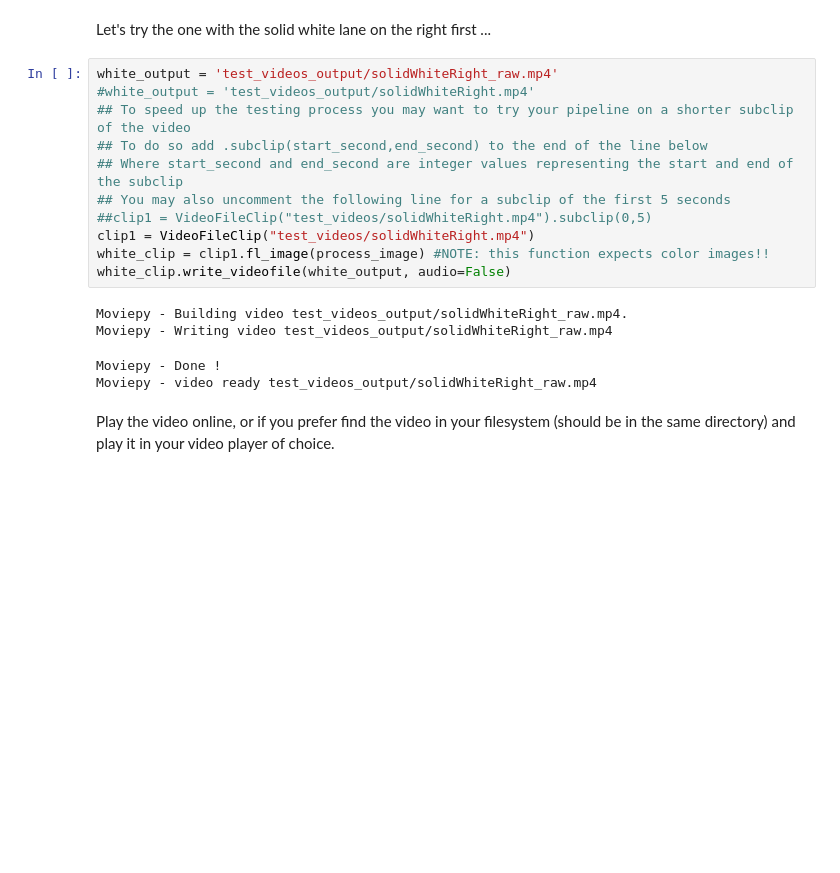
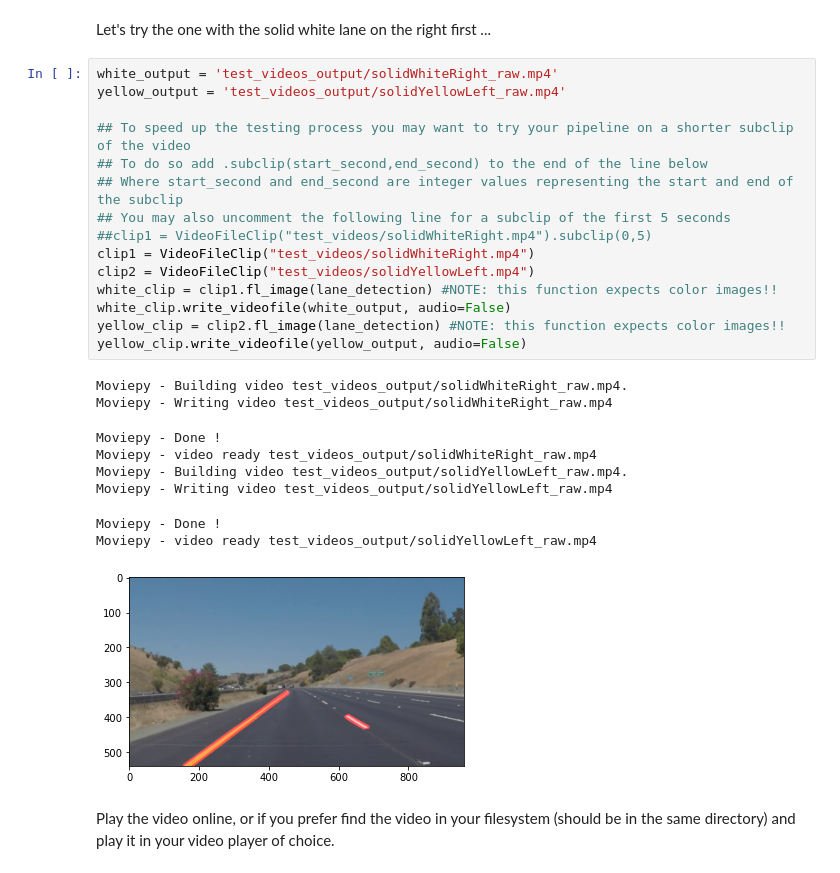
Before and after one commit to FelipeZerokun/SDCE-01-Finding-Lane-Lines, a Jupyter notebook: Computer_Vision_Project/P1.ipynb, the cells around one changed output. Drawn from its saved outputs; the diff is of its cells as text; blank space fills up the shorter version.

```diff
--- a/Computer_Vision_Project/P1.ipynb
+++ b/Computer_Vision_Project/P1.ipynb
@@ -486,20 +414,29 @@ def process_image(img, kernel_size=7,low_threshold=50,high_threshold=120,rho=2,
 Let's try the one with the solid white lane on the right first ...
 # %%
 white_output = 'test_videos_output/solidWhiteRight_raw.mp4'
-#white_output = 'test_videos_output/solidWhiteRight.mp4'
+yellow_output = 'test_videos_output/solidYellowLeft_raw.mp4'
+
 ## To speed up the testing process you may want to try your pipeline on a shorter subclip of the video
 ## To do so add .subclip(start_second,end_second) to the end of the line below
 ## Where start_second and end_second are integer values representing the start and end of the subclip
 ## You may also uncomment the following line for a subclip of the first 5 seconds
 ##clip1 = VideoFileClip("test_videos/solidWhiteRight.mp4").subclip(0,5)
 clip1 = VideoFileClip("test_videos/solidWhiteRight.mp4")
-white_clip = clip1.fl_image(process_image) #NOTE: this function expects color images!!
+clip2 = VideoFileClip("test_videos/solidYellowLeft.mp4")
+white_clip = clip1.fl_image(lane_detection) #NOTE: this function expects color images!!
 white_clip.write_videofile(white_output, audio=False)
+yellow_clip = clip2.fl_image(lane_detection) #NOTE: this function expects color images!!
+yellow_clip.write_videofile(yellow_output, audio=False)
 # %% [output]
 Moviepy - Building video test_videos_output/solidWhiteRight_raw.mp4.
 Moviepy - Writing video test_videos_output/solidWhiteRight_raw.mp4
 Moviepy - Done !
 Moviepy - video ready test_videos_output/solidWhiteRight_raw.mp4
+Moviepy - Building video test_videos_output/solidYellowLeft_raw.mp4.
+Moviepy - Writing video test_videos_output/solidYellowLeft_raw.mp4
+Moviepy - Done !
+Moviepy - video ready test_videos_output/solidYellowLeft_raw.mp4
+[figure, added]
 # %% [markdown]
 Play the video online, or if you prefer find the video in your filesystem (should be in the same directory) and play it in your video player of choice.
 # %%
```
Also changed, not shown: parts of 13 cells of this notebook, 19 other files.
